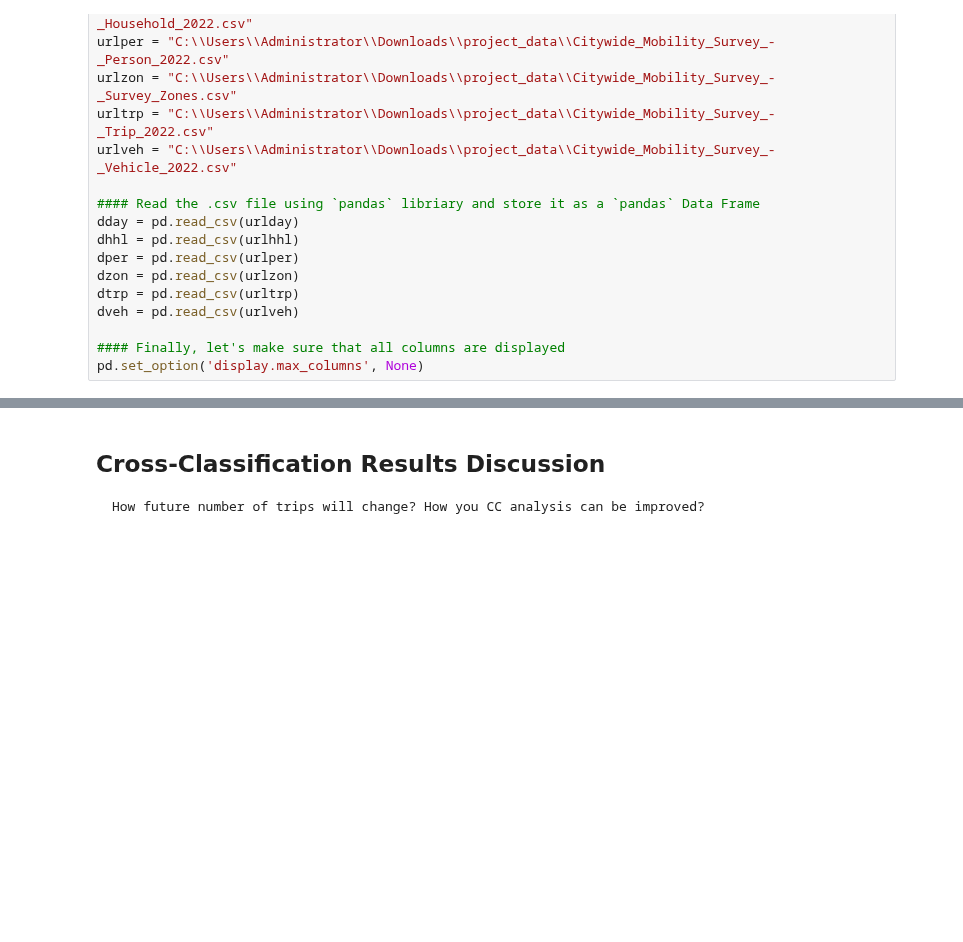
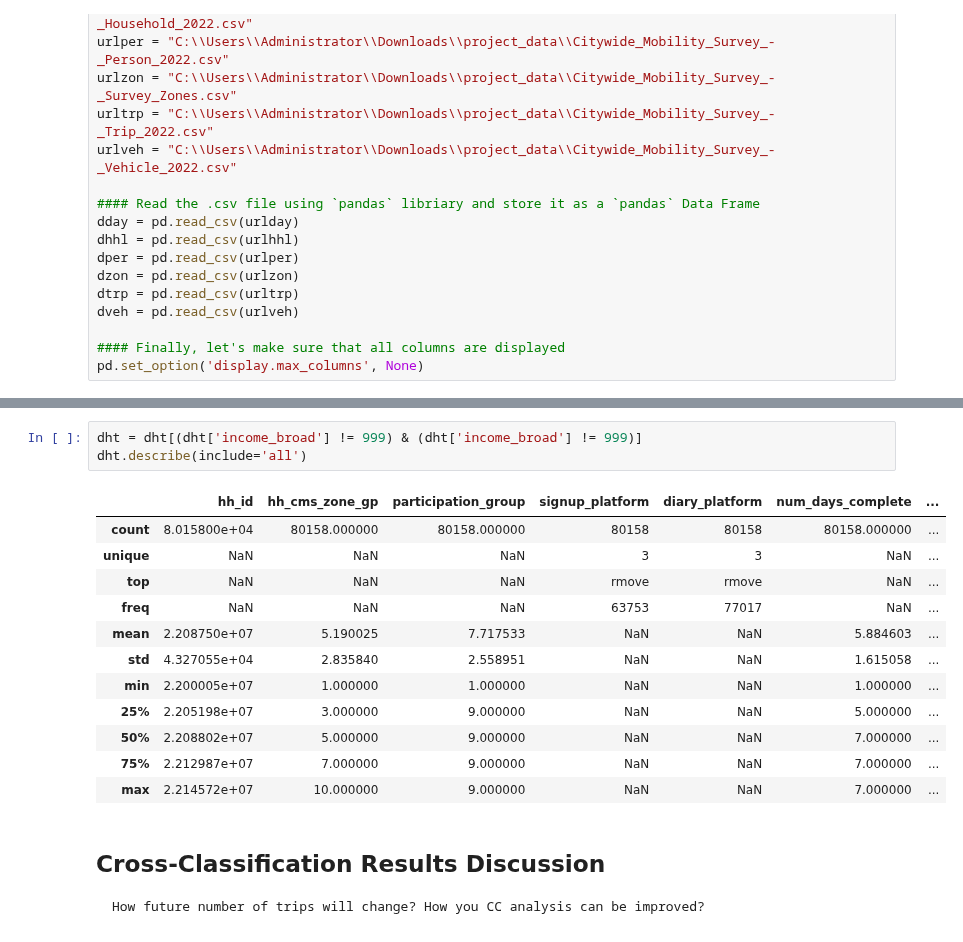
Before and after one commit to WenlongL1/CIE-539-Project, a Jupyter notebook: part2.ipynb, the cells around one changed output, grey strips where cells are left out. Cells and saved outputs as stored; diff of their text form; blank space fills up the shorter version.

```diff
--- a/part2.ipynb
+++ b/part2.ipynb
@@ -33,3 +103,19 @@ pd.set_option('display.max_columns', None)
+# %%
+dht = dht[(dht['income_broad'] != 999) & (dht['income_broad'] != 999)]
+dht.describe(include='all')
+# %% [output]
+|  | hh_id | hh_cms_zone_gp | participation_group | signup_platform | diary_platform | num_days_complete | ... |
+| count | 8.015800e+04 | 80158.000000 | 80158.000000 | 80158 | 80158 | 80158.000000 | ... |
+| unique | NaN | NaN | NaN | 3 | 3 | NaN | ... |
+| top | NaN | NaN | NaN | rmove | rmove | NaN | ... |
+| freq | NaN | NaN | NaN | 63753 | 77017 | NaN | ... |
+| mean | 2.208750e+07 | 5.190025 | 7.717533 | NaN | NaN | 5.884603 | ... |
+| std | 4.327055e+04 | 2.835840 | 2.558951 | NaN | NaN | 1.615058 | ... |
+| min | 2.200005e+07 | 1.000000 | 1.000000 | NaN | NaN | 1.000000 | ... |
+| 25% | 2.205198e+07 | 3.000000 | 9.000000 | NaN | NaN | 5.000000 | ... |
+| 50% | 2.208802e+07 | 5.000000 | 9.000000 | NaN | NaN | 7.000000 | ... |
+| 75% | 2.212987e+07 | 7.000000 | 9.000000 | NaN | NaN | 7.000000 | ... |
+| max | 2.214572e+07 | 10.000000 | 9.000000 | NaN | NaN | 7.000000 | ... |
 # %% [markdown]
 ## Cross-Classification Results Discussion
 
```
Also changed, not shown: parts of 5 cells of this notebook.
